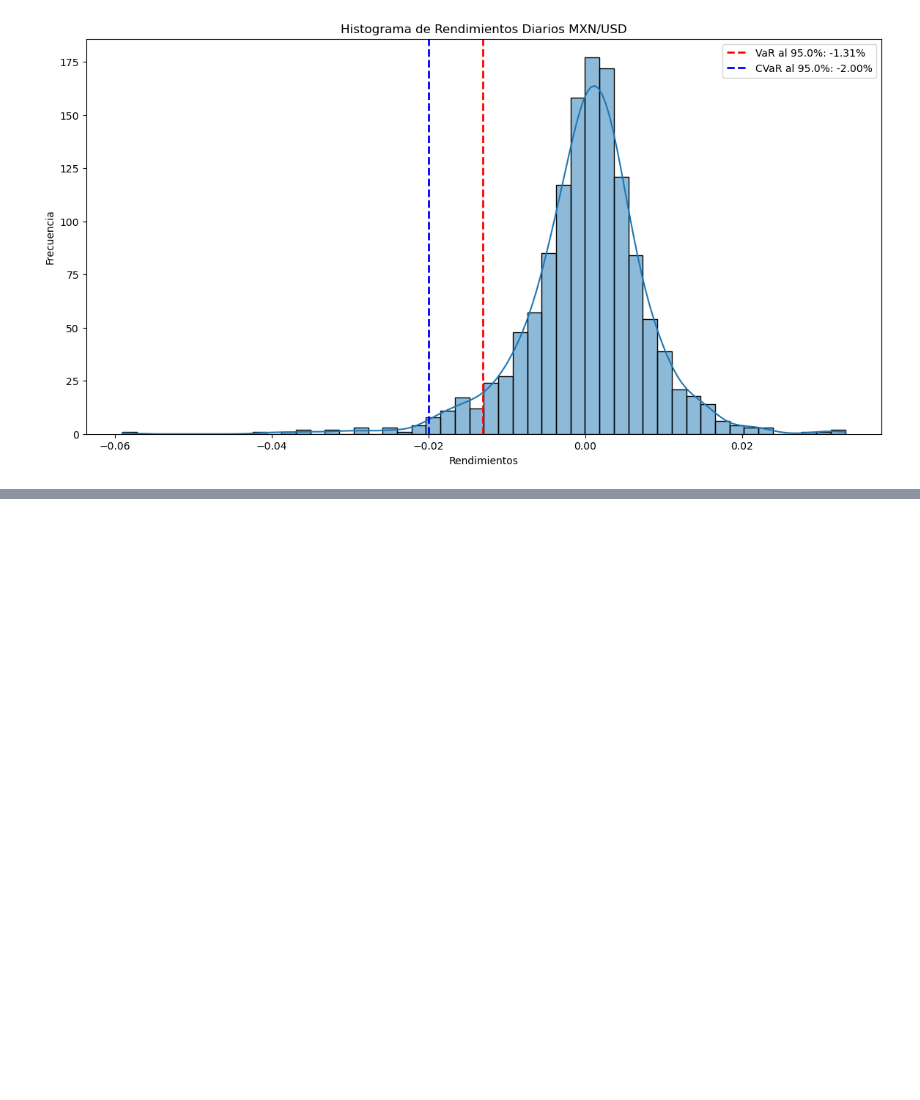
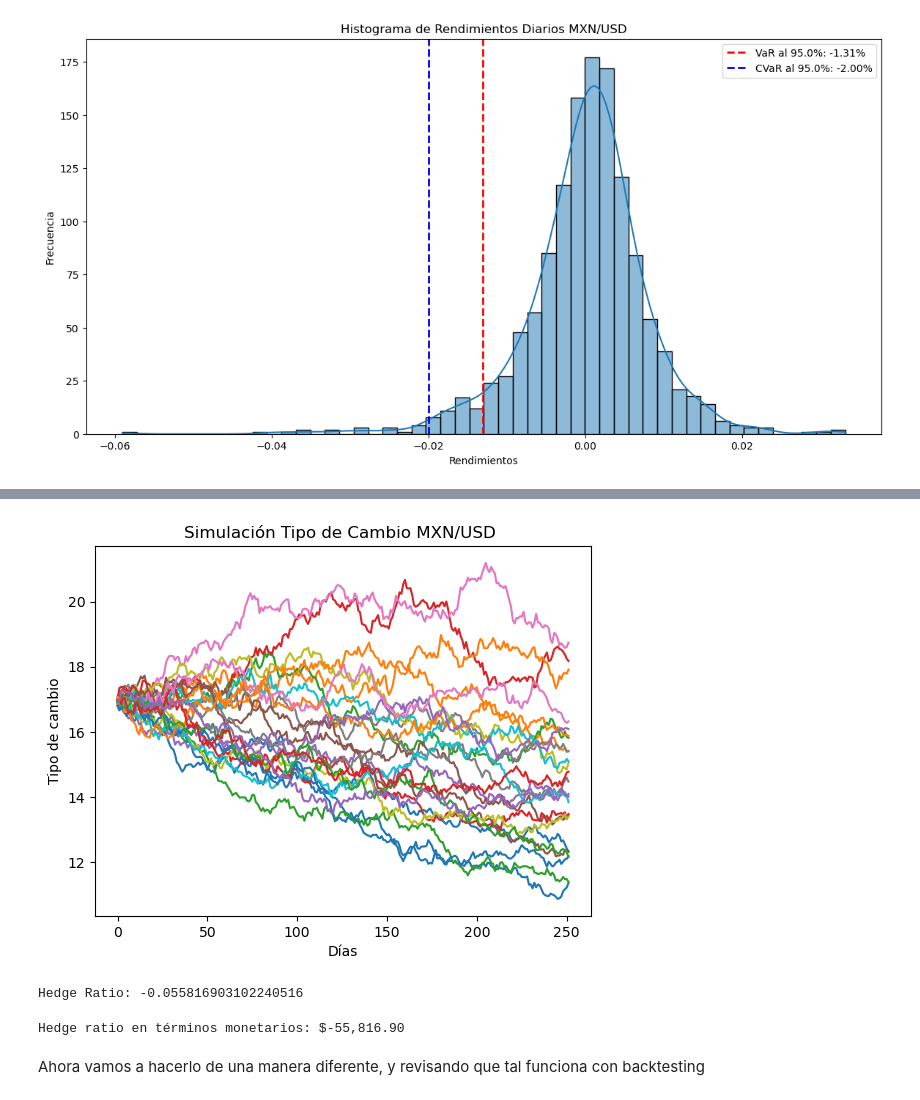
Before and after one commit to ivandeluna/ejercicios-clase, a Jupyter notebook: afi_ss2024.ipynb, the cells around one changed output, grey strips where cells are left out. Drawn from its saved outputs; the diff is of its cells as text; code cells hidden in the pictures; blank space fills up the shorter version.

```diff
--- a/afi_ss2024.ipynb
+++ b/afi_ss2024.ipynb
@@ -837,0 +923,50 @@ CVaR en términos monetarios: $-20,017.19
+# %%
+# Elegimos el número de simulaciones y "pasos" o días
+num_simulations = 1000
+num_days = 252
+
+# Generamos un vector en 0 para poder guardar los días y las simulaciones
+simulated_paths = np.zeros((num_days, num_simulations))
+
+# Hacemos un for loop para generar las simulaciones
+for i in range(num_simulations):
+    simulated_returns = np.random.normal(usdmxn_mean_return, usdmxn_std_return, num_days)
+    simulated_paths[:, i] = usd_mxn_close[-1] * (1 + simulated_returns).cumprod()
+
+# Graficamoss
+plt.plot(simulated_paths[:, :25]) # Aquí podemos elegir la cantidad de simulaciones que podemos mostrar
+plt.title('Simulación Tipo de Cambio MXN/USD ')
+plt.xlabel('Días')
+plt.ylabel('Tipo de cambio')
+plt.show()
+# %% [output]
+[figure, added]
+# %%
+# Ahora vamos a calular el Hedge ratio
+
+# En este caso ya tenemos los rendimientos del futuro, así que vamos a estimar la varianza
+variance_futures = np.var(futures_returns)
+
+# Así como la covarianza entre el tipo de cambio y el futuro de USDMXN,
+# Recordemos que habíamos hecho del mismo tamaño las series de tiempo
+# Esto nos sirve para no tener problemas a la hora de calcular la Covarianza
+
+covariance = np.cov(usd_mxn_returns, futures_returns)[0, 1]
+
+# Calculamos el hedge ratio en %
+hedge_ratio = covariance / variance_futures
+
+print(f'Hedge Ratio: {hedge_ratio}')
+# %% [output]
+Hedge Ratio: -0.055816903102240516
+# %%
+# Ahora en términos monetarios
+# Como no tenemos una referencia de cuánto dinero está en juego, nos basamos en una exposición de $1,000,000
+
+total_exposure = 1_000_000  # $1,000,000 exposure in MXN/USD
+hedge_value = hedge_ratio * total_exposure
+print(f'Hedge ratio en términos monetarios: ${hedge_value:,.2f}')
+# %% [output]
+Hedge ratio en términos monetarios: $-55,816.90
+# %% [markdown]
+Ahora vamos a hacerlo de una manera diferente, y revisando que tal funciona con backtesting
```
Also changed, not shown: parts of 29 cells of this notebook.
